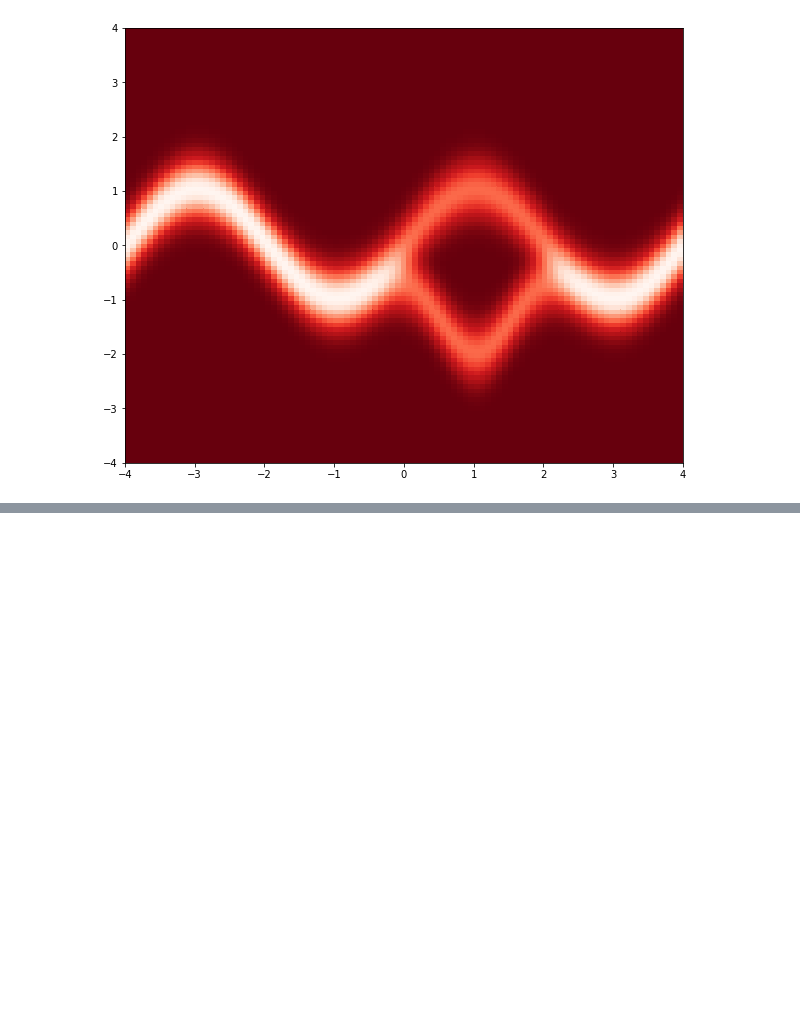
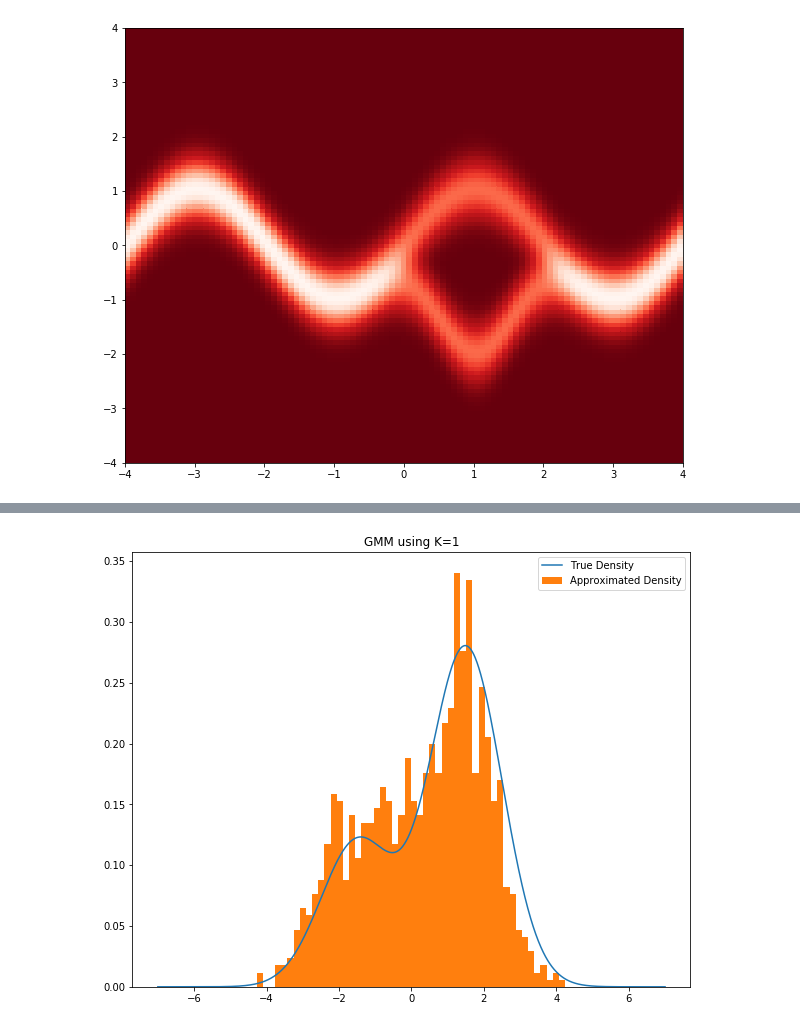
Before and after one commit to suton5/vi-normflows, a Jupyter notebook: updated_experimentation.ipynb, the cells around one changed output, grey strips where cells are left out. Saved outputs shown, nothing was run; the diff lists cells and outputs as text; code cells hidden in the pictures; blank space fills up the shorter version.

Commit message:
Updated results

```diff
--- a/updated_experimentation.ipynb
+++ b/updated_experimentation.ipynb
@@ -370,9 +390,13 @@ plt.show()
 # %%
 plt.figure(figsize=(10,8))
-samples = np.linspace(-5, 7, 1201)
+samples = np.linspace(-7, 7, 1401)
 z = np.array([gmm(samples[i]) for i in range(samples.shape[0])])
 idx = np.argsort(samples)
-plt.plot(samples[idx], z[idx], label='p')
-plt.hist(z_K, 50, label='q', density=True)
+plt.plot(samples[idx], z[idx], label='True Density')
+plt.hist(z_K, 50, label='Approximated Density', density=True)
+plt.title('GMM using K={}'.format(K))
 plt.legend()
-plt.show()
+plt.savefig('results/'+func.__name__+'/'+func.__name__+'_'+str(K)+'_'+str(num_iter)+'.png')
+# plt.show()
+# %% [output]
+[figure, added]
```
Also changed, not shown: parts of 5 cells of this notebook, 9 other files.
